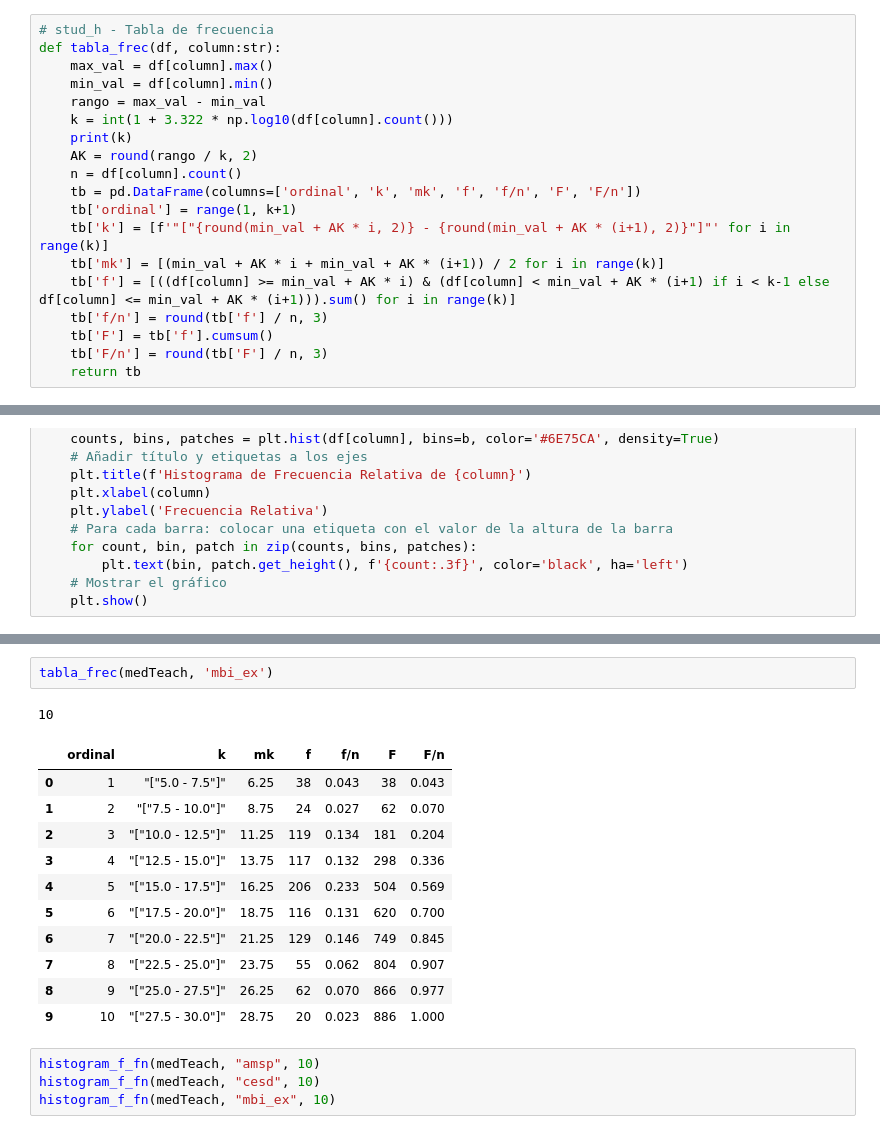
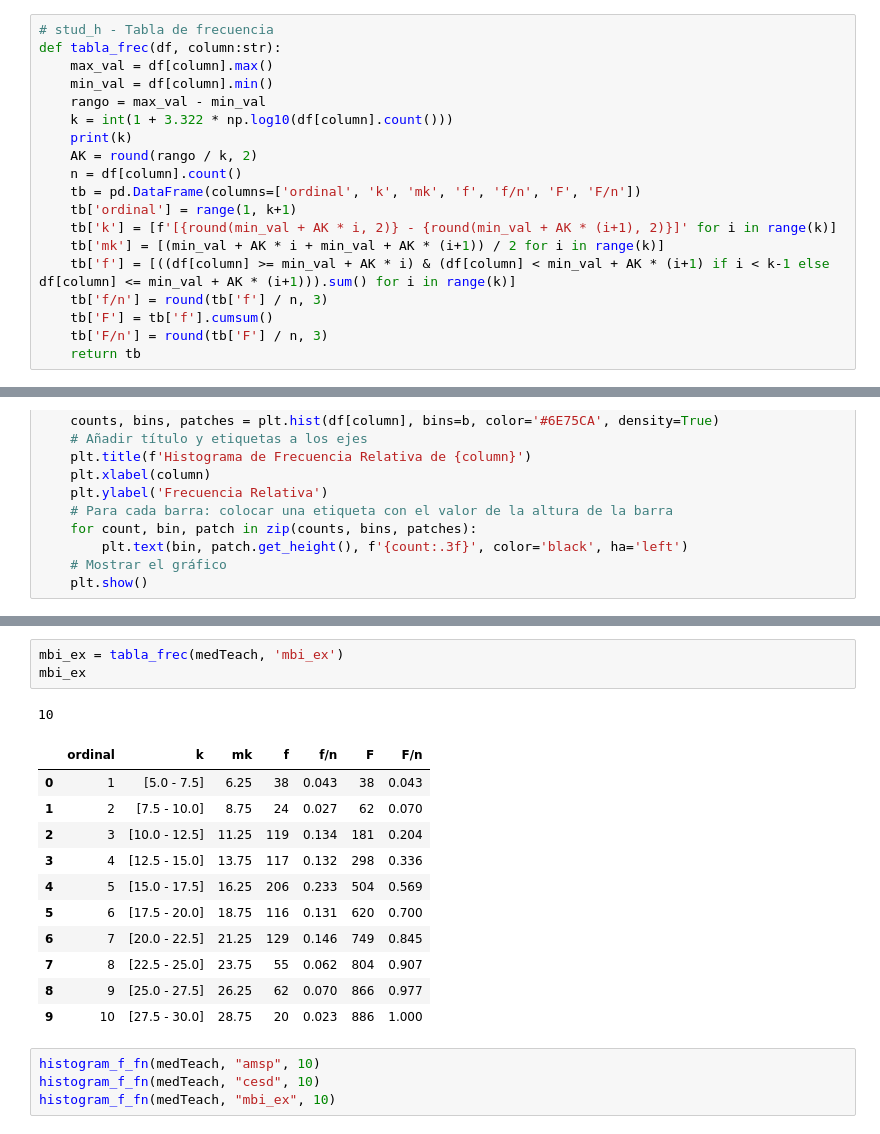
Before and after one commit to BryanEstrada003/Proyecto-1p-Statistic, a Jupyter notebook: analysisPT2.ipynb, the cells around one changed output, grey strips where cells are left out. Drawn from its saved outputs; the diff is of its cells as text.

```diff
--- a/analysisPT2.ipynb
+++ b/analysisPT2.ipynb
@@ -107,7 +113,7 @@ def tabla_frec(df, column:str):
     n = df[column].count()
     tb = pd.DataFrame(columns=['ordinal', 'k', 'mk', 'f', 'f/n', 'F', 'F/n'])
     tb['ordinal'] = range(1, k+1)
-    tb['k'] = [f'"["{round(min_val + AK * i, 2)} - {round(min_val + AK * (i+1), 2)}"]"' for i in range(k)]
+    tb['k'] = [f'[{round(min_val + AK * i, 2)} - {round(min_val + AK * (i+1), 2)}]' for i in range(k)]
     tb['mk'] = [(min_val + AK * i + min_val + AK * (i+1)) / 2 for i in range(k)]
     tb['f'] = [((df[column] >= min_val + AK * i) & (df[column] < min_val + AK * (i+1) if i < k-1 else df[column] <= min_val + AK * (i+1))).sum() for i in range(k)]
     tb['f/n'] = round(tb['f'] / n, 3)
@@ -241,18 +246,19 @@ tabla_frec(medTeach, 'cesd')
 # %%
-tabla_frec(medTeach, 'mbi_ex')
+mbi_ex = tabla_frec(medTeach, 'mbi_ex')
+mbi_ex
 # %% [output]
 10
 |  | ordinal | k | mk | f | f/n | F | F/n |
-| 0 | 1 | "["5.0 - 7.5"]" | 6.25 | 38 | 0.043 | 38 | 0.043 |
-| 1 | 2 | "["7.5 - 10.0"]" | 8.75 | 24 | 0.027 | 62 | 0.070 |
-| 2 | 3 | "["10.0 - 12.5"]" | 11.25 | 119 | 0.134 | 181 | 0.204 |
-| 3 | 4 | "["12.5 - 15.0"]" | 13.75 | 117 | 0.132 | 298 | 0.336 |
-| 4 | 5 | "["15.0 - 17.5"]" | 16.25 | 206 | 0.233 | 504 | 0.569 |
-| 5 | 6 | "["17.5 - 20.0"]" | 18.75 | 116 | 0.131 | 620 | 0.700 |
-| 6 | 7 | "["20.0 - 22.5"]" | 21.25 | 129 | 0.146 | 749 | 0.845 |
-| 7 | 8 | "["22.5 - 25.0"]" | 23.75 | 55 | 0.062 | 804 | 0.907 |
-| 8 | 9 | "["25.0 - 27.5"]" | 26.25 | 62 | 0.070 | 866 | 0.977 |
-| 9 | 10 | "["27.5 - 30.0"]" | 28.75 | 20 | 0.023 | 886 | 1.000 |
+| 0 | 1 | [5.0 - 7.5] | 6.25 | 38 | 0.043 | 38 | 0.043 |
+| 1 | 2 | [7.5 - 10.0] | 8.75 | 24 | 0.027 | 62 | 0.070 |
+| 2 | 3 | [10.0 - 12.5] | 11.25 | 119 | 0.134 | 181 | 0.204 |
+| 3 | 4 | [12.5 - 15.0] | 13.75 | 117 | 0.132 | 298 | 0.336 |
+| 4 | 5 | [15.0 - 17.5] | 16.25 | 206 | 0.233 | 504 | 0.569 |
+| 5 | 6 | [17.5 - 20.0] | 18.75 | 116 | 0.131 | 620 | 0.700 |
+| 6 | 7 | [20.0 - 22.5] | 21.25 | 129 | 0.146 | 749 | 0.845 |
+| 7 | 8 | [22.5 - 25.0] | 23.75 | 55 | 0.062 | 804 | 0.907 |
+| 8 | 9 | [25.0 - 27.5] | 26.25 | 62 | 0.070 | 866 | 0.977 |
+| 9 | 10 | [27.5 - 30.0] | 28.75 | 20 | 0.023 | 886 | 1.000 |
 # %%
 histogram_f_fn(medTeach, "amsp", 10)
 histogram_f_fn(medTeach, "cesd", 10)
```
Also changed, not shown: parts of 8 cells of this notebook.
